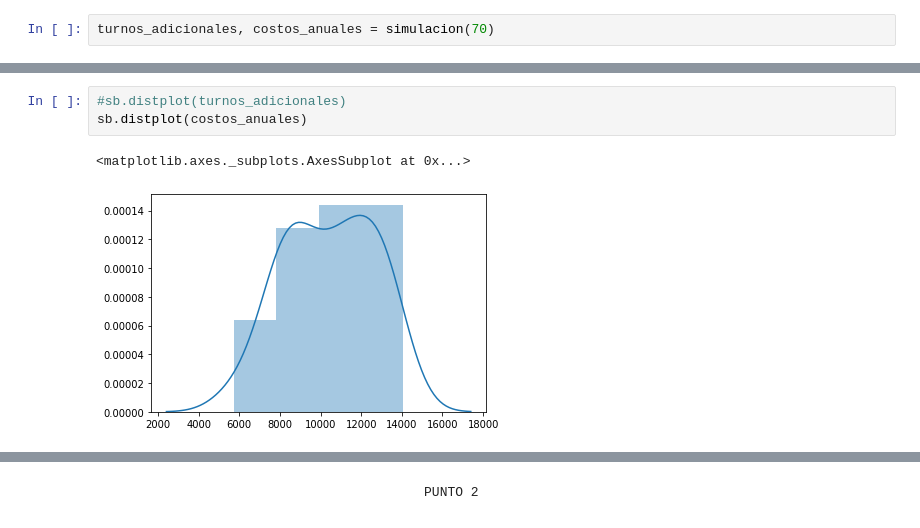
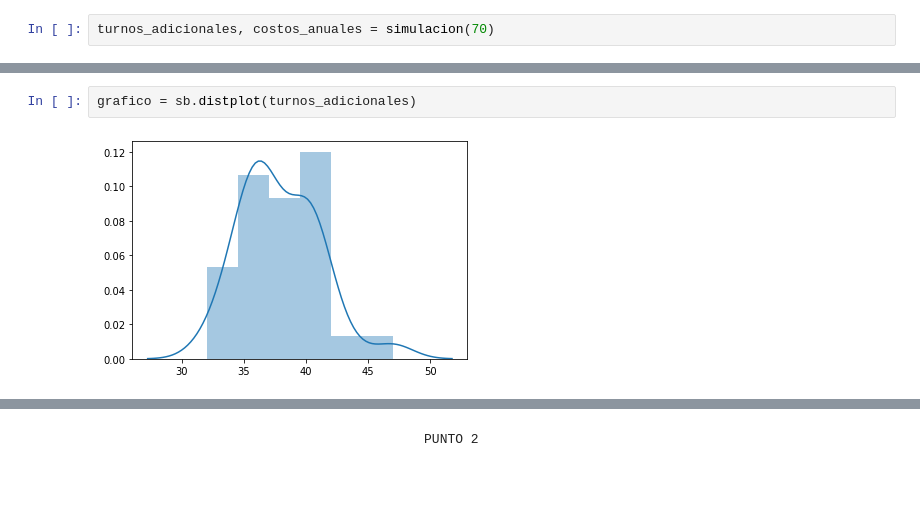
Before and after one commit to Anele13/MySRepo, a Jupyter notebook: TP6/MYS-TP6.ipynb, the cells around one changed output, grey strips where cells are left out. Drawn from its saved outputs; the diff is of its cells as text; blank space fills up the shorter version.

```diff
--- a/TP6/MYS-TP6.ipynb
+++ b/TP6/MYS-TP6.ipynb
@@ -97,6 +118,4 @@ El intervalo de confianza del 99% para los valores de turnos es: (37.88, 40.86)
 # %%
-#sb.distplot(turnos_adicionales)
-sb.distplot(costos_anuales)
+grafico = sb.distplot(turnos_adicionales)
 # %% [output]
-<matplotlib.axes._subplots.AxesSubplot at 0x...>
-[figure, old version]
+[figure, new version]
```
Also changed, not shown: parts of 53 cells of this notebook, 1 other file.
